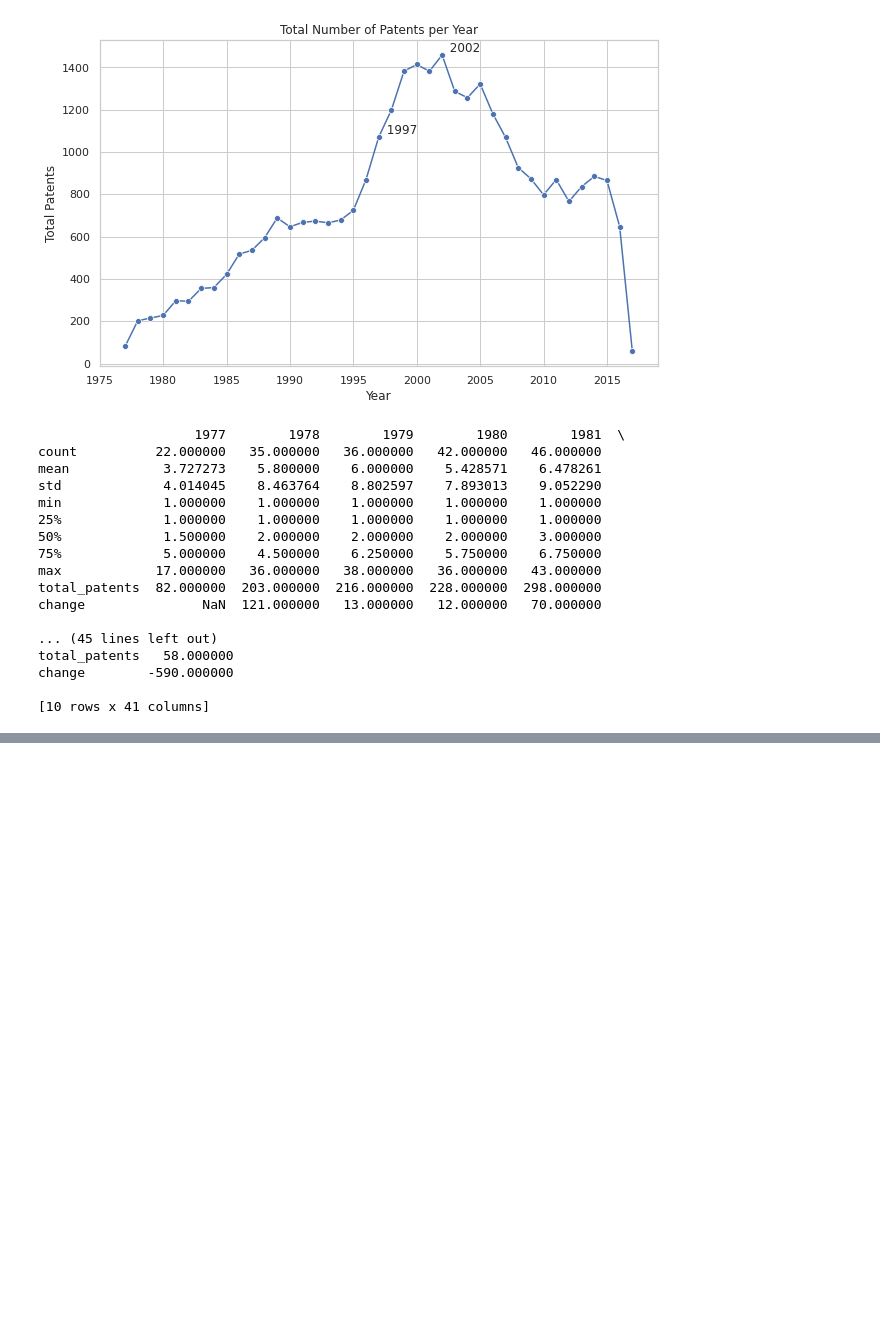
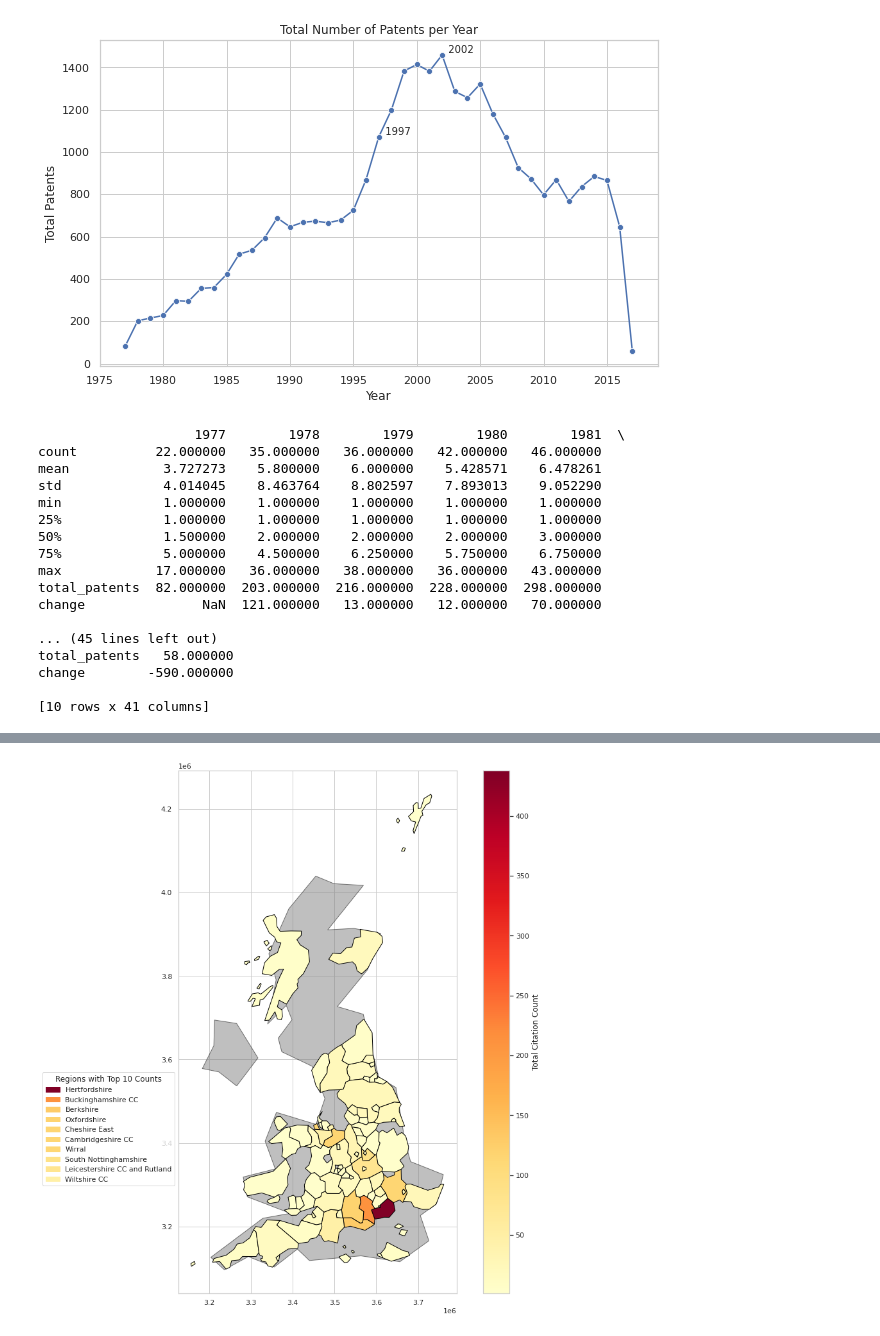
Before and after one commit to zhuoranliu22/dissertation, a Jupyter notebook: Analysis.ipynb, the cells around one changed output, grey strips where cells are left out. Drawn from its saved outputs; the diff is of its cells as text; code cells hidden in the pictures; blank space fills up the shorter version.

```diff
--- a/Analysis.ipynb
+++ b/Analysis.ipynb
@@ -167,0 +449,14 @@ change        -590.000000
+# %%
+# Convert the series to a DataFrame
+region_citation_counts_df = region_citation_counts.reset_index()
+
+# Rename the columns
+region_citation_counts_df.columns = ['reg_code_cited', 'Total_Citation_Count']
+# %%
+region_citation_counts_df['reg_code_cited'] = region_citation_counts_df['reg_code_cited'].astype(str)
+gdf['NUTS_ID'] = gdf['NUTS_ID'].astype(str)
+# %%
+# Merge region_citation_counts_df and gdf
+region_citation_counts_df = region_citation_counts_df.merge(gdf, left_on='reg_code_cited', right_on='NUTS_ID', how='left')
+# %%
+region_citation_counts_df=region_citation_counts_df.dropna(subset=['geometry'])
@@ -167,0 +474,68 @@ change        -590.000000
+# %%
+# Load the world dataset
+world = gpd.read_file(gpd.datasets.get_path('naturalearth_lowres'))
+
+# Filter the UK
+uk = world[world['name'] == 'United Kingdom']
+region_citation_counts_df = gpd.GeoDataFrame(region_citation_counts_df, geometry='geometry')
+
+# Make sure the CRS for both GeoDataFrames is the same
+uk = uk.to_crs(region_citation_counts_df.crs)
+
+fig, ax = plt.subplots(1, 1, figsize=(15, 15))
+
+# Create the base map
+base = uk.plot(ax=ax, color='grey', edgecolor='black', alpha=0.5)
+
+# Add regions to the base map
+region_citation_counts_df.plot(ax=base, column='Total_Citation_Count', cmap='YlOrRd', legend=True, legend_kwds={'label': "Total Citation Count", 'orientation': "vertical"}, edgecolor='black')
+
+# Move the legend to the right
+leg = ax.get_legend()
+
+# Label regions
+# Find the top 10 regions
+top10 = region_citation_counts_df.nlargest(10, 'Total_Citation_Count')
+
+# Find the bottom 5 regions
+bottom5 = region_citation_counts_df.nsmallest(5, 'Total_Citation_Count')
+
+# Combine top 10 and bottom 5
+label_df = pd.concat([top10, bottom5])
+
+# Get the colors of top 10 and bottom 5 regions
+top10_colors = top10['Total_Citation_Count']
+bottom5_colors = bottom5['Total_Citation_Count']
+
+cmap = plt.get_cmap('YlOrRd')
+
+# Get min and max citation counts for normalization
+vmin = region_citation_counts_df['Total_Citation_Count'].min()
+vmax = region_citation_counts_df['Total_Citation_Count'].max()
+
+# Generate legend elements
+legend_elements = []
+
+# Add top 10 regions to the legend
+for idx, row in top10.iterrows():
+    color = cmap((row['Total_Citation_Count'] - vmin) / (vmax - vmin))
+    patch = mpatches.Patch(color=color, label=row['NUTS_NAME'])
+    legend_elements.append(patch)
+
+# Add bottom 5 regions to the legend
+# for idx, row in bottom5.iterrows():
+#     color = cmap((row['Total_Citation_Count'] - vmin) / (vmax - vmin))
+#     patch = mpatches.Patch(color=color, label=row['NUTS_NAME'])
+#     legend_elements.append(patch)
+
+# Create the legend
+ax.legend(handles=legend_elements, loc='lower left',bbox_to_anchor=(-0.5, 0.2), title='Regions with Top 10 Counts')
+# Apply annotation only to top 10 and bottom 5 regions
+# label_df.apply(lambda x: ax.annotate(text=x.NUTS_NAME, xy=x.geometry.centroid.coords[0], ha='center'), axis=1);
+
+# merged_gdf.apply(lambda x: ax.annotate(text=x.NUTS_NAME, xy=x.geometry.centroid.coords[0], ha='center'),axis=1);
+plt.savefig('counts_map.png', dpi=300, bbox_inches='tight')
+
+plt.show()
+# %% [output]
+[figure, added]
```
Also changed, not shown: parts of 60 cells of this notebook, 2 other files.
